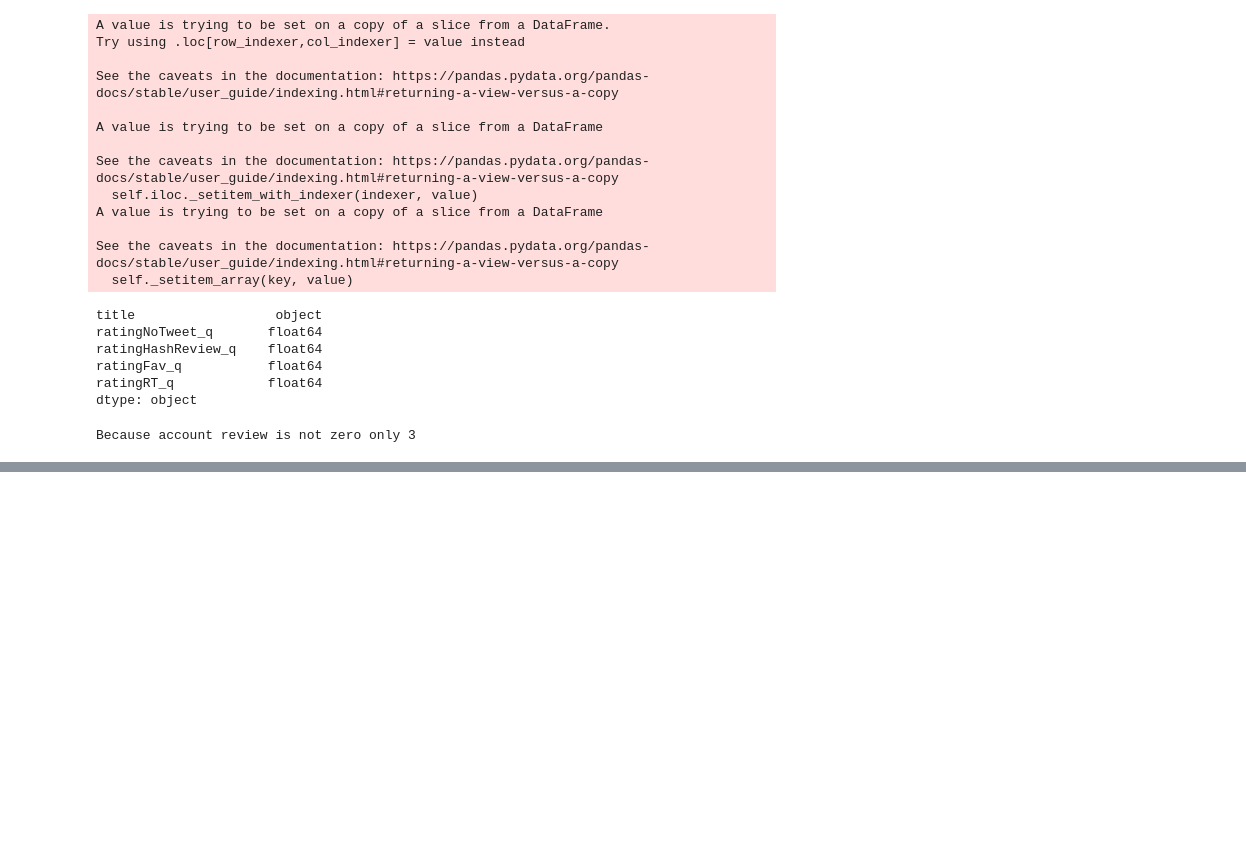
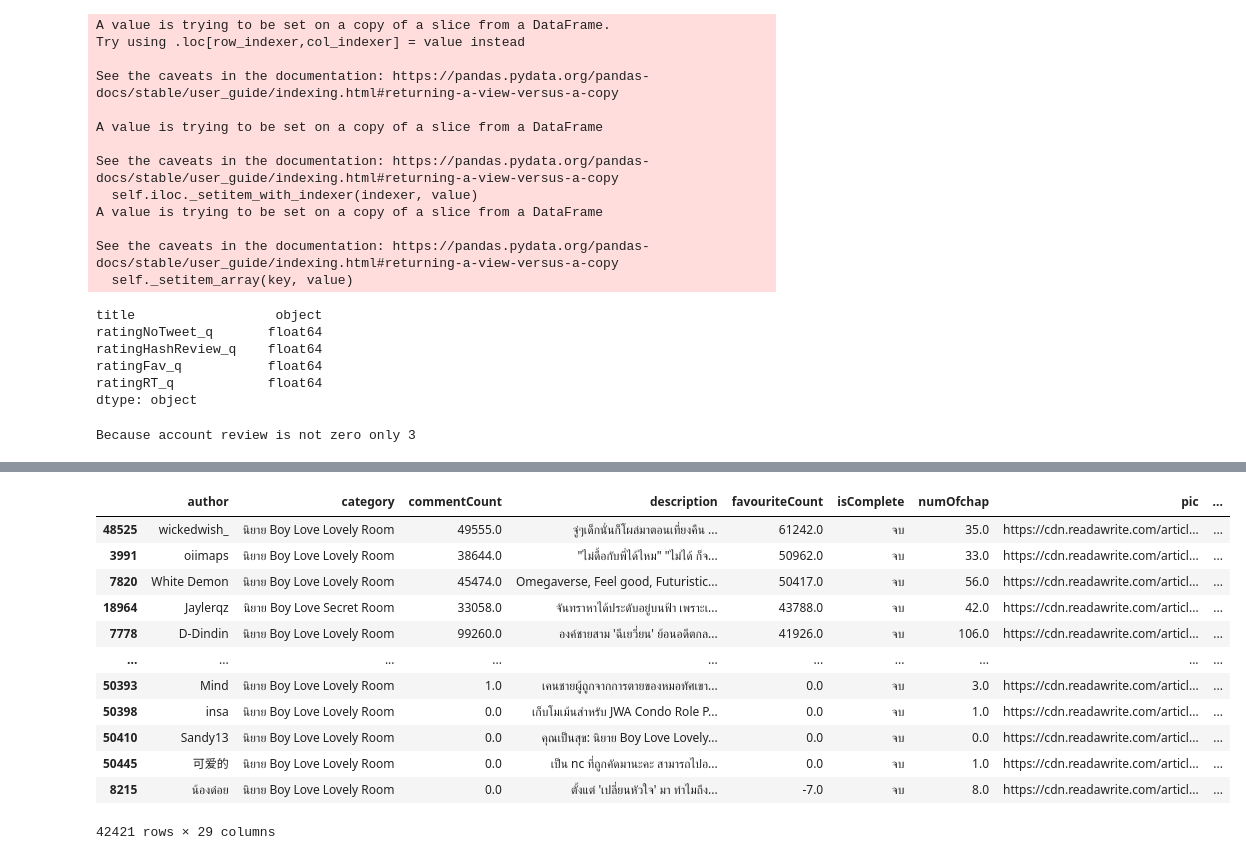
Before and after one commit to pppetonggg/Pick2Read, a Jupyter notebook: Rating/RatingCalculation/Calrating4.ipynb, the cells around one changed output, grey strips where cells are left out. Cells and saved outputs as stored; diff of their text form; code cells hidden in the pictures; blank space fills up the shorter version.

Commit message:
rating v2

```diff
--- a/Rating/RatingCalculation/Calrating4.ipynb
+++ b/Rating/RatingCalculation/Calrating4.ipynb
@@ -307,43 +321,0 @@ df[['title','viewer','ratingCount','ratingView_q','ratingLike_q','ratingAdd2Fav_
-# %%
-#Rating calculation
-top = 88.0
-w_LikeA = 78/top
-w_LikeB = 25/top
-w_View = 35/top
-w_Add2Shelf = 88/top
-w_Comment = 11/top
-w_Tweet = 70/top
-w_RT = 23/top
-w_Fav = 17/top
-w_Hash = 78/top
-
-#ratingView_q ratingLike_q ratingAdd2Fav_q ratingComment_q ratingHashReview_q ratingNoTweet_q ratingRT_q ratingFav_q
-
-df['101'] = ((df.ratingLike_q + df.ratingAdd2Fav_q + df.ratingComment_q) / 3).round(1)
-df['102'] = (((df.ratingLike_q * w_LikeA) + (df.ratingAdd2Fav_q * w_Add2Shelf) + (df.ratingComment_q * w_Comment)) / (w_LikeA + w_Add2Shelf + w_Comment)).round(1)
-df['111'] = ((df.ratingLike_q+df.ratingAdd2Fav_q+df.ratingComment_q+df.ratingHashReview_q+df.ratingRT_q+df.ratingFav_q) / 6).round(1)
-df['112'] = (((df.ratingLike_q * w_LikeA) + (df.ratingAdd2Fav_q * w_Add2Shelf) + (df.ratingComment_q * w_Comment) + (df.ratingHashReview_q * w_Hash) + (df.ratingRT_q * w_RT) + (df.ratingFav_q * w_Fav)) / (w_LikeA + w_Add2Shelf + w_Comment + w_Hash + w_RT + w_Fav)).round(1)
-df['121'] = ((df.ratingLike_q+df.ratingAdd2Fav_q+df.ratingComment_q+df.ratingNoTweet_q) / 4).round(1)
-df['122'] = (((df.ratingLike_q * w_LikeA) + (df.ratingAdd2Fav_q * w_Add2Shelf) + (df.ratingComment_q * w_Comment) + (df.ratingNoTweet_q * w_Tweet)) / (w_LikeA + w_Add2Shelf + w_Comment + w_Tweet)).round(1)
-df['201'] = ((df.ratingLike_q+df.ratingView_q) / 2).round(1)
-df['202'] = ((((df.ratingLike_q * w_LikeB) + (df.ratingView_q * w_View))) / (w_LikeB + w_View)).round(1)
-df['211'] = ((df.ratingLike_q + df.ratingView_q + df.ratingHashReview_q + df.ratingRT_q + df.ratingFav_q) / 5).round(1)
-df['212'] = (((df.ratingLike_q * w_LikeB) + (df.ratingView_q * w_View) + (df.ratingHashReview_q * w_Hash) + (df.ratingRT_q * w_RT) + (df.ratingFav_q * w_Fav)) / (w_LikeB + w_View + w_Hash + w_RT + w_Fav)).round(1)
-df['221'] = ((df.ratingLike_q+df.ratingView_q+df.ratingNoTweet_q) / 3).round(1)
-df['222'] = (((df.ratingLike_q * w_LikeB) + (df.ratingView_q * w_View) + (df.ratingNoTweet_q * w_Tweet)) / (w_LikeB + w_View + w_Tweet)).round(1)
-df['301'] = ((df.ratingLike_q+df.ratingAdd2Fav_q+df.ratingComment_q+df.ratingView_q) / 4).round(1)
-df['302A'] = (((df.ratingLike_q * w_LikeA) + (df.ratingAdd2Fav_q * w_Add2Shelf) + (df.ratingComment_q * w_Comment) + (df.ratingView_q * w_View)) / (w_LikeA + w_Add2Shelf + w_Comment + w_View)).round(1)
-df['302B'] = (((df.ratingLike_q * w_LikeB) + (df.ratingAdd2Fav_q * w_Add2Shelf) + (df.ratingComment_q * w_Comment) + (df.ratingView_q * w_View)) / (w_LikeB + w_Add2Shelf + w_Comment + w_View)).round(1)
-df['311'] = ((df.ratingLike_q + df.ratingAdd2Fav_q + df.ratingComment_q + df.ratingView_q + df.ratingHashReview_q + df.ratingRT_q + df.ratingFav_q) / 7).round(1)
-df['312A']= (((df.ratingLike_q * w_LikeA) + (df.ratingAdd2Fav_q * w_Add2Shelf) + (df.ratingView_q * w_View) + (df.ratingComment_q * w_Comment) + (df.ratingHashReview_q * w_Hash) + (df.ratingRT_q * w_RT) + (df.ratingFav_q * w_Fav)) / (w_LikeA + w_Add2Shelf + w_Comment + w_View + w_Hash + w_RT + w_Fav)).round(1)
-df['312B'] = (((df.ratingLike_q * w_LikeB) + (df.ratingAdd2Fav_q * w_Add2Shelf) + (df.ratingView_q * w_View) + (df.ratingComment_q * w_Comment) + (df.ratingHashReview_q * w_Hash) + (df.ratingRT_q * w_RT) + (df.ratingFav_q * w_Fav)) / (w_LikeB + w_Add2Shelf + w_Comment + w_View + w_Hash + w_RT + w_Fav)).round(1)
-df['321'] = ((df.ratingLike_q + df.ratingAdd2Fav_q + df.ratingComment_q + df.ratingView_q + df.ratingNoTweet_q) / 5).round(1)
-df['322A'] = (((df.ratingLike_q * w_LikeA) + (df.ratingAdd2Fav_q * w_Add2Shelf) + (df.ratingView_q * w_View) + (df.ratingComment_q * w_Comment) + (df.ratingNoTweet_q * w_Tweet)) / (w_LikeA + w_Add2Shelf + w_Comment + w_View + w_Tweet)).round(1)
-df['322B'] = (((df.ratingLike_q * w_LikeB) + (df.ratingAdd2Fav_q * w_Add2Shelf) + (df.ratingView_q * w_View) + (df.ratingComment_q * w_Comment) + (df.ratingNoTweet_q * w_Tweet)) / (w_LikeB + w_Add2Shelf + w_Comment + w_View + w_Tweet)).round(1)
-
-df['011'] = ((df.ratingHashReview_q+df.ratingRT_q+df.ratingFav_q) / 3).round(1)
-df['012'] = (((df.ratingHashReview_q * w_Hash) + (df.ratingRT_q * w_RT) + (df.ratingFav_q * w_Fav)) / (w_Hash + w_RT + w_Fav)).round(1)
-df['021'] = df.ratingNoTweet_q
-
-df[['101','102','111','112','121','122','201','202','211','212','221','222','301','302A','302B','311','312A','312B','321','322A','322B']].values[df[['101','102','111','112','121','122','201','202','211','212','221','222','301','302A','302B','311','312A','312B','321','322A','322B']].values < 1.0] = 1.0
-df[['011','012','021']].values[df[['011','012','021']].values < 1.0] = 1.0
@@ -366,3 +460,19 @@ df
+# %%
+df101
+# %% [output]
+|  | author | category | commentCount | description | favouriteCount | isComplete | numOfchap | pic | ... |
+| 48525 | wickedwish_ | นิยาย Boy Love Lovely Room | 49555.0 | จู่ๆเด็กนั่นก็โผล่มาตอนเที่ยงคืน ... | 61242.0 | จบ | 35.0 | https://cdn.readawrite.com/articl... | ... |
+| 3991 | oiimaps | นิยาย Boy Love Lovely Room | 38644.0 | "ไม่ดื้อกับพี่ได้ไหม" "ไม่ได้ ก็จ... | 50962.0 | จบ | 33.0 | https://cdn.readawrite.com/articl... | ... |
+| 7820 | White Demon | นิยาย Boy Love Lovely Room | 45474.0 | Omegaverse, Feel good, Futuristic... | 50417.0 | จบ | 56.0 | https://cdn.readawrite.com/articl... | ... |
+| 18964 | Jaylerqz | นิยาย Boy Love Secret Room | 33058.0 | จันทราหาได้ประดับอยู่บนฟ้า เพราะเ... | 43788.0 | จบ | 42.0 | https://cdn.readawrite.com/articl... | ... |
+| 7778 | D-Dindin | นิยาย Boy Love Lovely Room | 99260.0 | องค์ชายสาม 'ฉีเยวี่ยน' ย้อนอดีตกล... | 41926.0 | จบ | 106.0 | https://cdn.readawrite.com/articl... | ... |
+| ... | ... | ... | ... | ... | ... | ... | ... | ... | ... |
+| 50393 | Mind | นิยาย Boy Love Lovely Room | 1.0 | เคนชายผู้ถูกจากการตายของหมอทัศเขา... | 0.0 | จบ | 3.0 | https://cdn.readawrite.com/articl... | ... |
+| 50398 | insa | นิยาย Boy Love Lovely Room | 0.0 | เก็บโมเม้นสำหรับ JWA Condo Role P... | 0.0 | จบ | 1.0 | https://cdn.readawrite.com/articl... | ... |
+| 50410 | Sandy13 | นิยาย Boy Love Lovely Room | 0.0 | คุณเป็นสุข: นิยาย Boy Love Lovely... | 0.0 | จบ | 0.0 | https://cdn.readawrite.com/articl... | ... |
+| 50445 | 可爱的 | นิยาย Boy Love Lovely Room | 0.0 | เป็น nc ที่ถูกคัดมานะคะ สามารถไปอ... | 0.0 | จบ | 1.0 | https://cdn.readawrite.com/articl... | ... |
+| 8215 | น้องด๋อย | นิยาย Boy Love Lovely Room | 0.0 | ตั้งแต่ 'เปลี่ยนหัวใจ' มา ทำไมถึง... | -7.0 | จบ | 8.0 | https://cdn.readawrite.com/articl... | ... |
+42421 rows × 29 columns
 # %%
 print(df['pic'])
 # %% [output]
```
Also changed, not shown: parts of 13 cells of this notebook, 48 other files.
